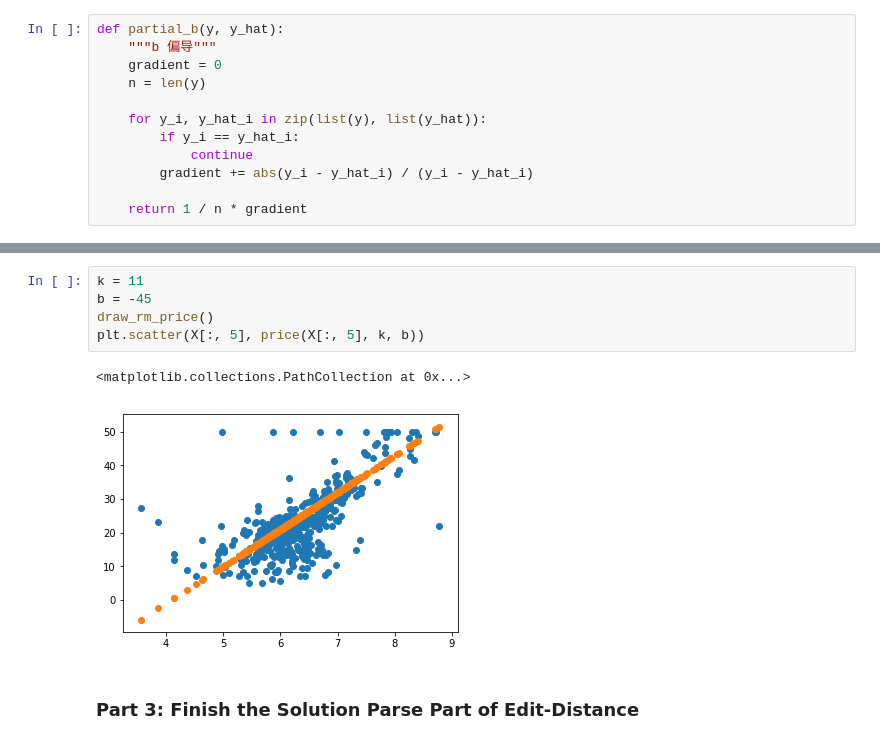
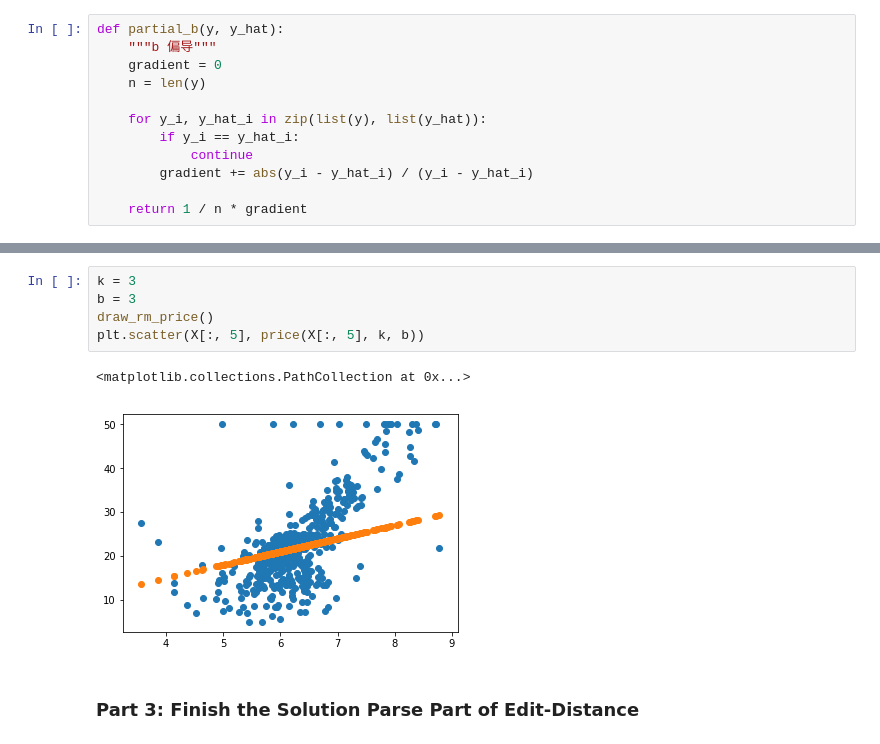
Before and after one commit to huangmgithub/NLP_Course, a Jupyter notebook: Lesson03/Assignment-03.ipynb, the cells around one changed output, grey strips where cells are left out. Cells and saved outputs as stored; diff of their text form.

```diff
--- a/Lesson03/Assignment-03.ipynb
+++ b/Lesson03/Assignment-03.ipynb
@@ -454,11 +453,11 @@ when time is 89, best_k is 3.0147281268877184, best_b is 3.0091945300497738, los
 # %%
-k = 11
-b = -45
+k = 3
+b = 3
 draw_rm_price()
 plt.scatter(X[:, 5], price(X[:, 5], k, b))
 # %% [output]
 <matplotlib.collections.PathCollection at 0x...>
-[figure, old version]
+[figure, new version]
 # %% [markdown]
 ### Part 3: Finish the Solution Parse Part of Edit-Distance
 # %%
```
Also changed, not shown: parts of 42 cells of this notebook.
